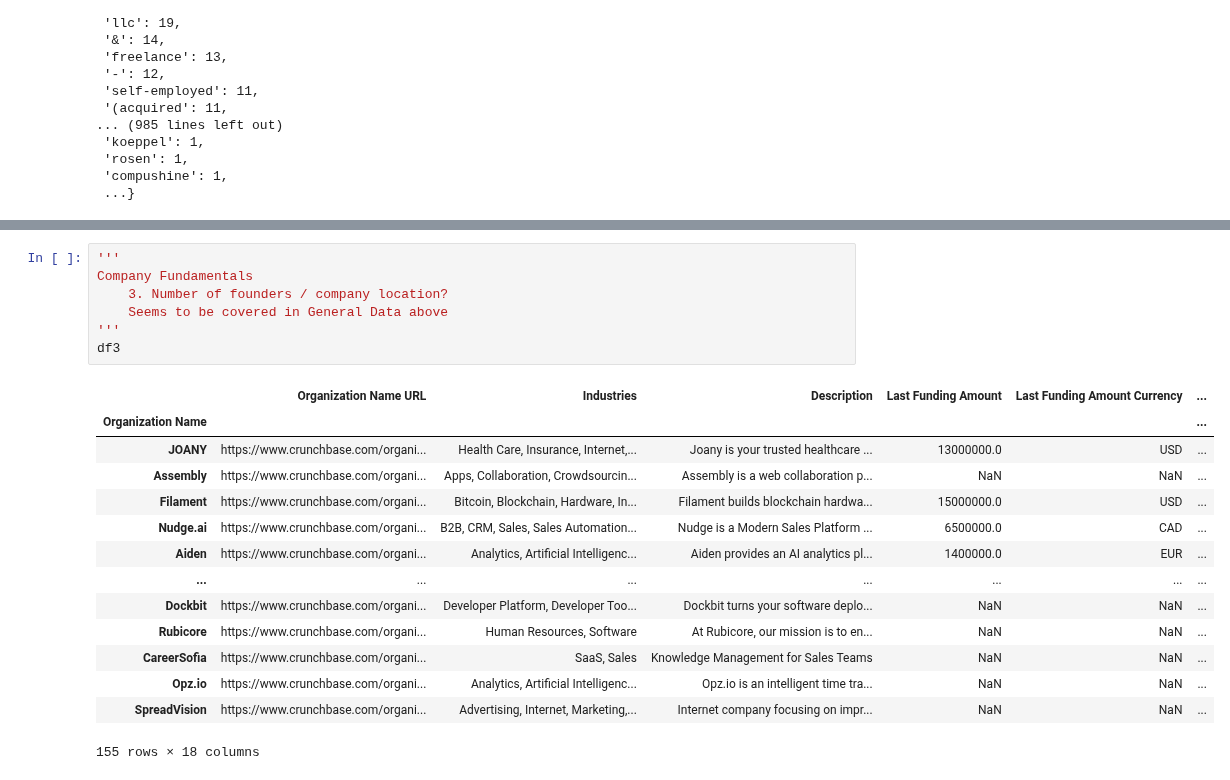
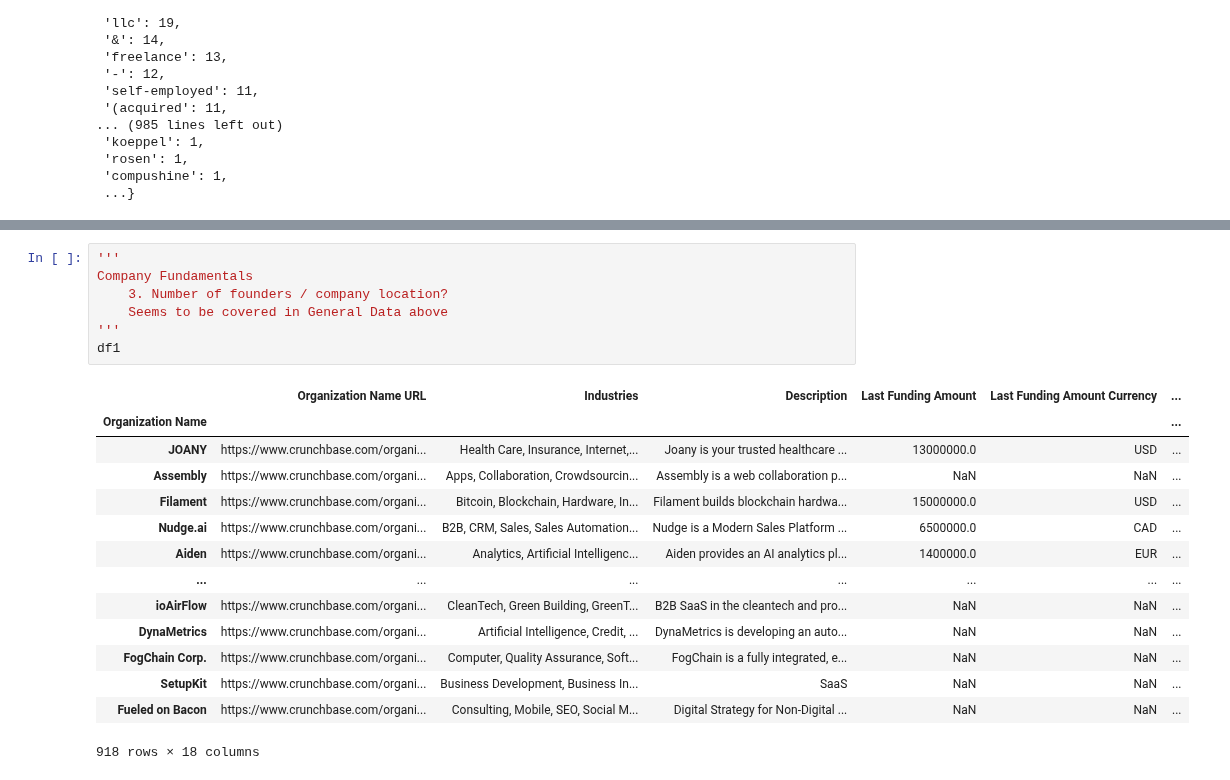
Before and after one commit to sarahbeasley2020/Scraping, a Jupyter notebook: Backtesting/Backtesting_Analysis.ipynb, the cells around one changed output, grey strips where cells are left out. Cells and saved outputs as stored; diff of their text form.

```diff
--- a/Backtesting/Backtesting_Analysis.ipynb
+++ b/Backtesting/Backtesting_Analysis.ipynb
@@ -956,22 +956,22 @@ descriptionWords
 # %%
 '''
 Company Fundamentals
     3. Number of founders / company location?
     Seems to be covered in General Data above
 '''
-df3
+df1
 # %% [output]
 |  | Organization Name URL | Industries | Description | Last Funding Amount | Last Funding Amount Currency | ... |
 | Organization Name |  |  |  |  |  | ... |
 | JOANY | https://www.crunchbase.com/organi... | Health Care, Insurance, Internet,... | Joany is your trusted healthcare ... | 13000000.0 | USD | ... |
 | Assembly | https://www.crunchbase.com/organi... | Apps, Collaboration, Crowdsourcin... | Assembly is a web collaboration p... | NaN | NaN | ... |
 | Filament | https://www.crunchbase.com/organi... | Bitcoin, Blockchain, Hardware, In... | Filament builds blockchain hardwa... | 15000000.0 | USD | ... |
 | Nudge.ai | https://www.crunchbase.com/organi... | B2B, CRM, Sales, Sales Automation... | Nudge is a Modern Sales Platform ... | 6500000.0 | CAD | ... |
 | Aiden | https://www.crunchbase.com/organi... | Analytics, Artificial Intelligenc... | Aiden provides an AI analytics pl... | 1400000.0 | EUR | ... |
 | ... | ... | ... | ... | ... | ... | ... |
-| Dockbit | https://www.crunchbase.com/organi... | Developer Platform, Developer Too... | Dockbit turns your software deplo... | NaN | NaN | ... |
-| Rubicore | https://www.crunchbase.com/organi... | Human Resources, Software | At Rubicore, our mission is to en... | NaN | NaN | ... |
-| CareerSofia | https://www.crunchbase.com/organi... | SaaS, Sales | Knowledge Management for Sales Teams | NaN | NaN | ... |
-| Opz.io | https://www.crunchbase.com/organi... | Analytics, Artificial Intelligenc... | Opz.io is an intelligent time tra... | NaN | NaN | ... |
-| SpreadVision | https://www.crunchbase.com/organi... | Advertising, Internet, Marketing,... | Internet company focusing on impr... | NaN | NaN | ... |
+| ioAirFlow | https://www.crunchbase.com/organi... | CleanTech, Green Building, GreenT... | B2B SaaS in the cleantech and pro... | NaN | NaN | ... |
+| DynaMetrics | https://www.crunchbase.com/organi... | Artificial Intelligence, Credit, ... | DynaMetrics is developing an auto... | NaN | NaN | ... |
+| FogChain Corp. | https://www.crunchbase.com/organi... | Computer, Quality Assurance, Soft... | FogChain is a fully integrated, e... | NaN | NaN | ... |
+| SetupKit | https://www.crunchbase.com/organi... | Business Development, Business In... | SaaS | NaN | NaN | ... |
+| Fueled on Bacon | https://www.crunchbase.com/organi... | Consulting, Mobile, SEO, Social M... | Digital Strategy for Non-Digital ... | NaN | NaN | ... |
-155 rows × 18 columns
+918 rows × 18 columns
```
Also changed, not shown: parts of 8 cells of this notebook.
